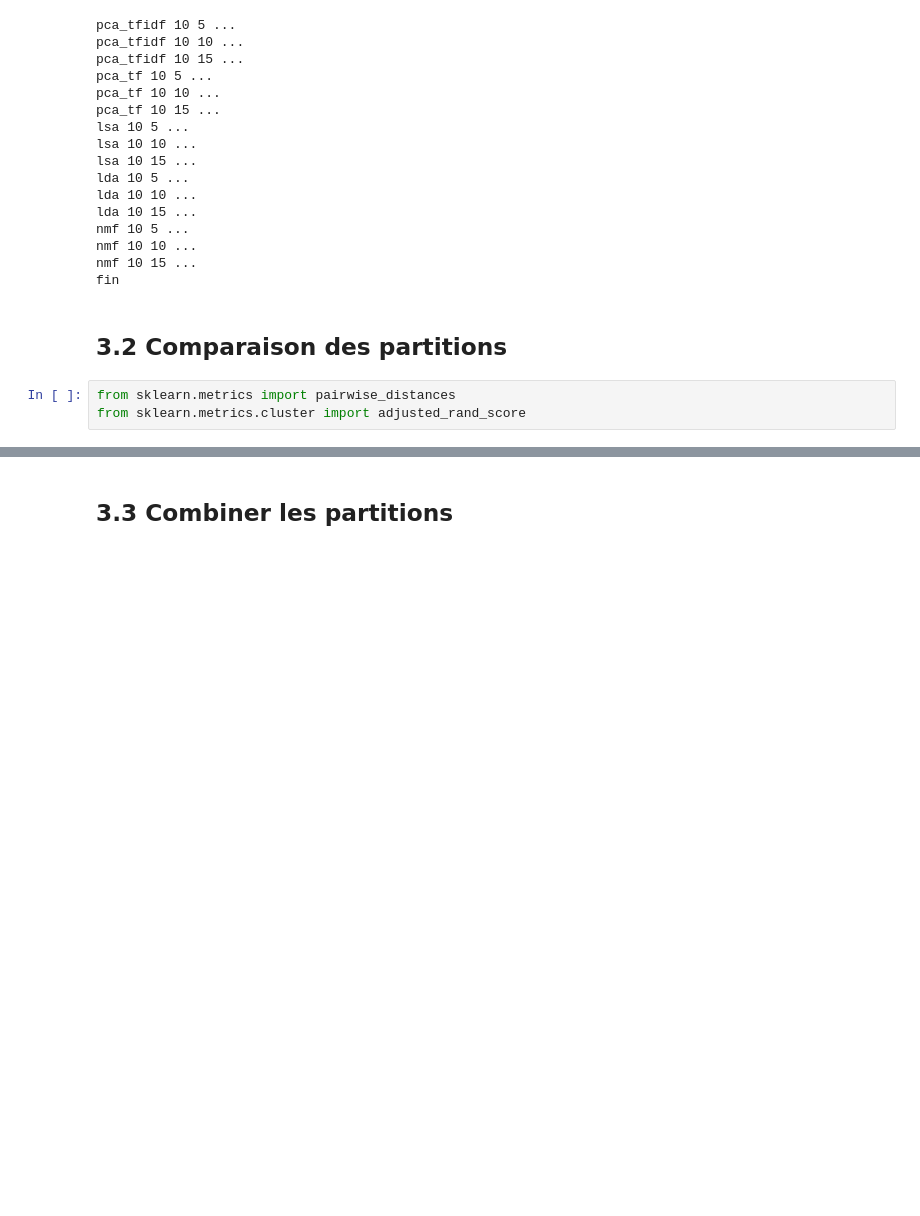
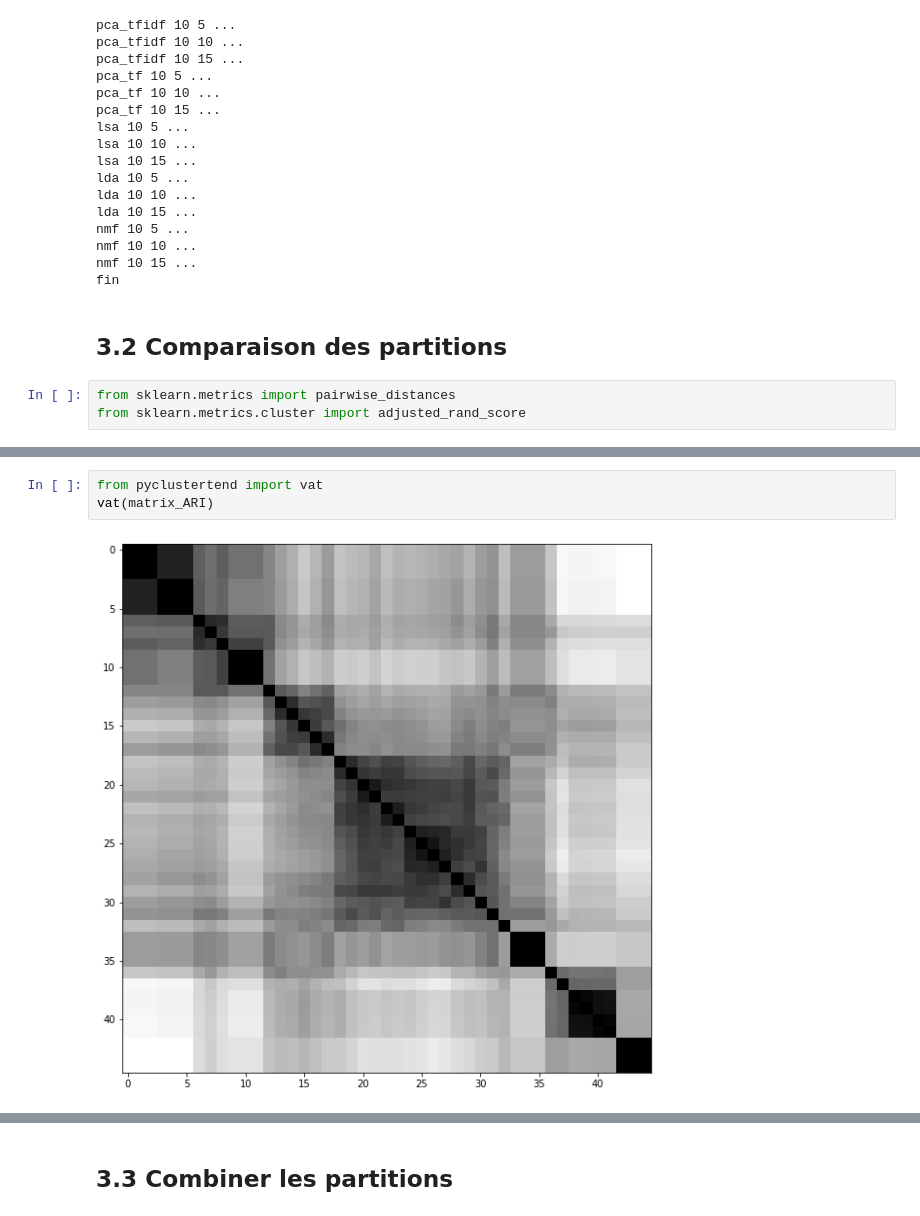
Before and after one commit to AchilleBaucher/confiance_diffusion, a Jupyter notebook: jupyter/organized_clustering.ipynb, the cells around one changed output, grey strips where cells are left out. Cells and saved outputs as stored; diff of their text form; blank space fills up the shorter version.

```diff
--- a/jupyter/organized_clustering.ipynb
+++ b/jupyter/organized_clustering.ipynb
@@ -212,0 +213,5 @@ sns.heatmap(matrix_ARI, xticklabels=pt.method+' '+pt.vec+' ' +pt.opt.apply(str),
+# %%
+from pyclustertend import vat
+vat(matrix_ARI)
+# %% [output]
+[figure, added]
```
Also changed, not shown: parts of 21 cells of this notebook, 5 other files.
